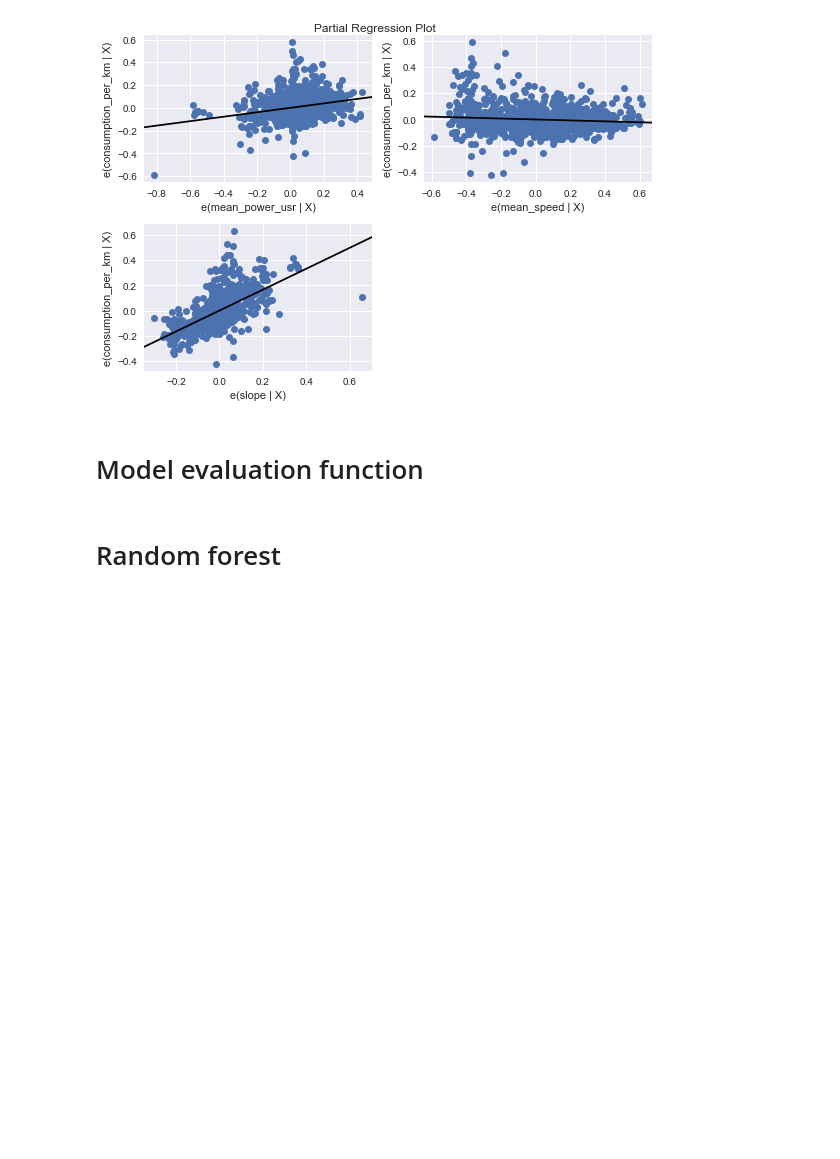
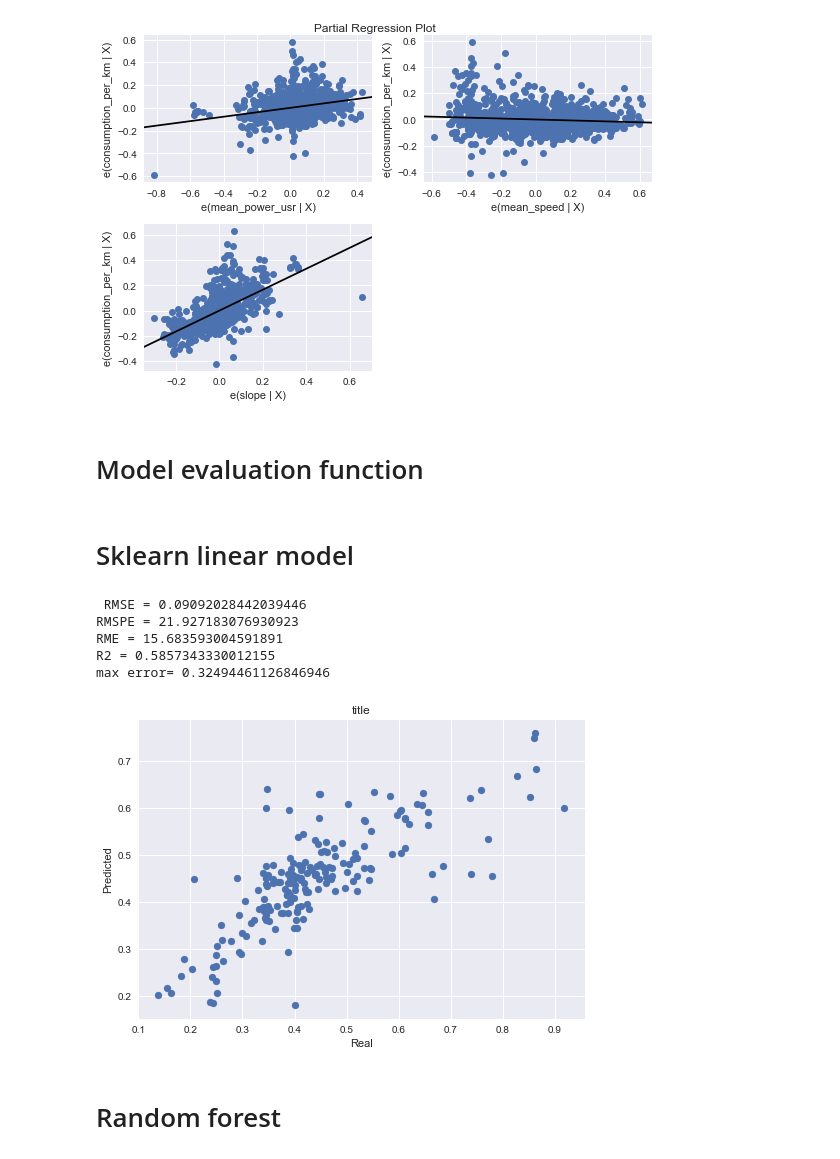
Before and after one commit to sechava4/monitoreogrid, a Jupyter notebook: managev_app/Research/ConsumptionEstimation/Model_generation_notebook.ipynb, the cells around one changed output. Saved outputs shown, nothing was run; the diff lists cells and outputs as text; code cells hidden in the pictures; blank space fills up the shorter version.

```diff
--- a/managev_app/Research/ConsumptionEstimation/Model_generation_notebook.ipynb
+++ b/managev_app/Research/ConsumptionEstimation/Model_generation_notebook.ipynb
@@ -174,6 +182,27 @@ def model_evaluation(y_test, predictions):
     plt.xlabel("Real")
     plt.ylabel("Predicted")
     plt.show()
+# %% [markdown]
+# Sklearn linear model
+# %%
+X = train_scaled[x_cols].values
+y = train_scaled['consumption_per_km'].values
+
+from sklearn import linear_model
+
+linear_regr = linear_model.LinearRegression(n_jobs=-1)
+
+linear_regr.fit(X, y)
+y_pred_linear = linear_regr.predict(test_scaled[x_cols].values)
+model_evaluation(y_test, y_pred_linear)
+dump(linear_regr, open('MachineLearningModels/linear_regr_sklearn.pkl', 'wb'))
+# %% [output]
+ RMSE = 0.09092028442039446
+RMSPE = 21.927183076930923
+RME = 15.683593004591891
+R2 = 0.5857343330012155
+max error= 0.32494461126846946
+[figure, added]
 # %% [markdown]
 # Random forest
 # %%
```
Also changed, not shown: parts of 4 cells of this notebook, 13 other files.
